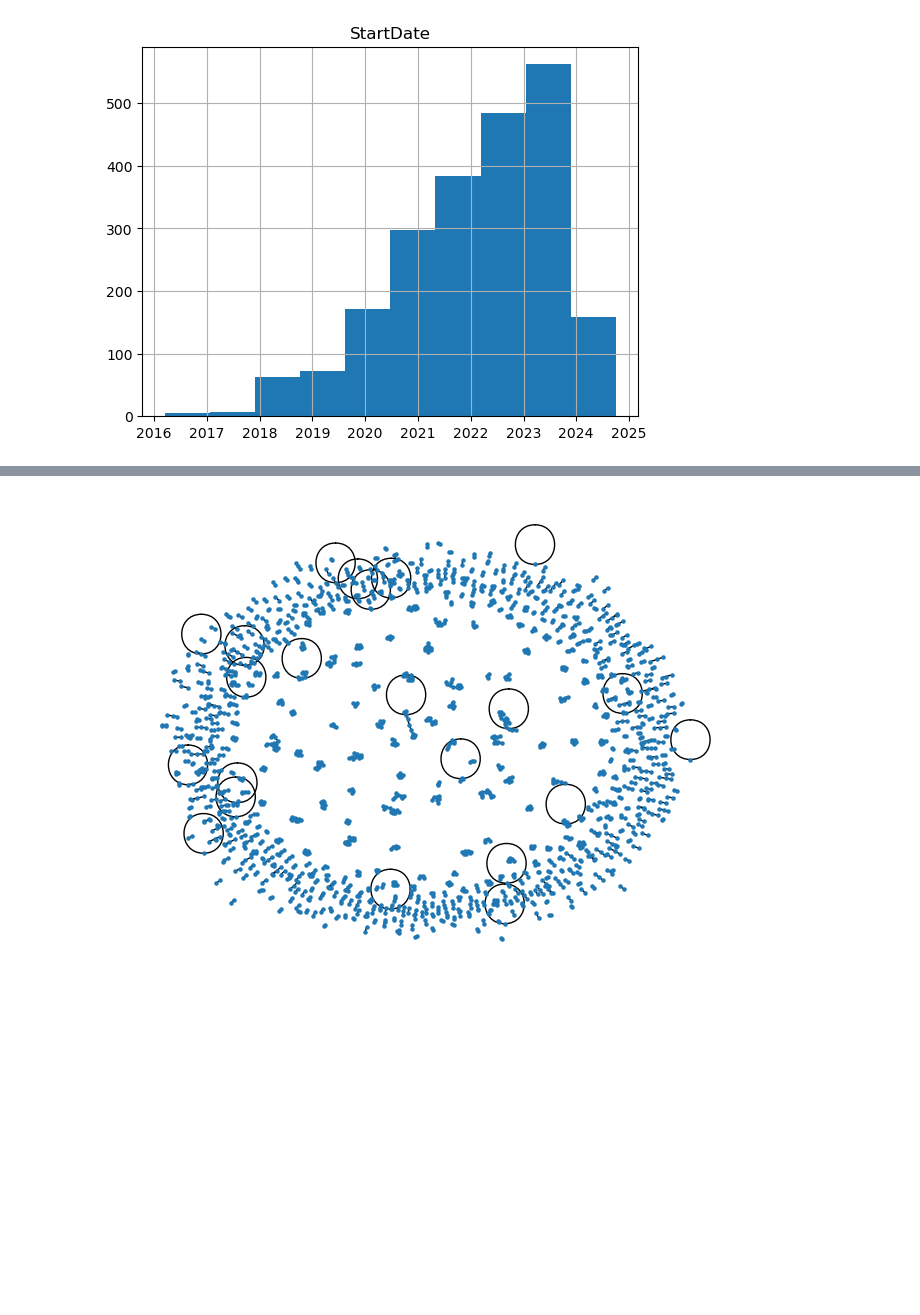
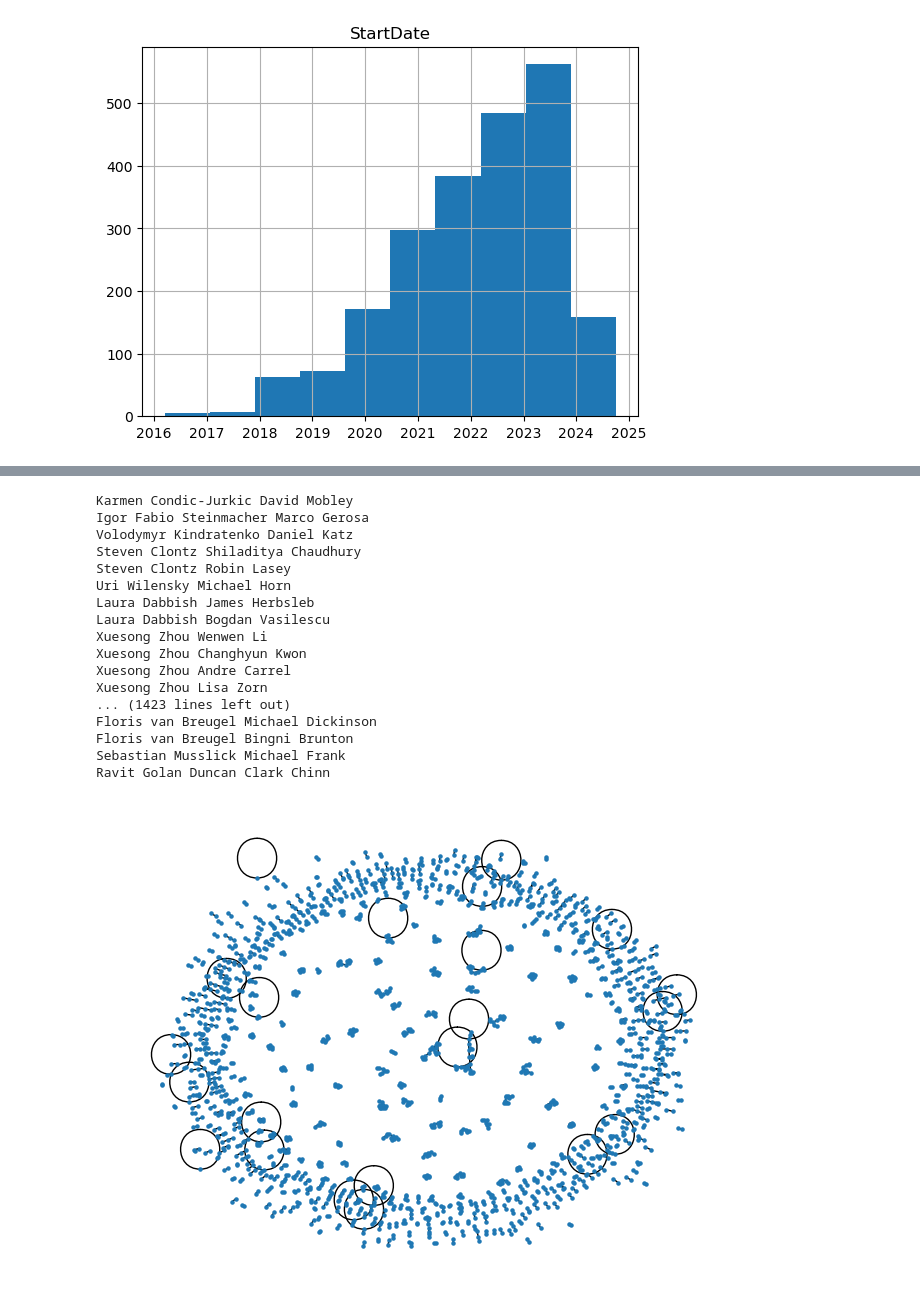
Before and after one commit to isliiu/oslineage, a Jupyter notebook: OSlineageReadData.ipynb, the cells around one changed output, grey strips where cells are left out. Cells and saved outputs as stored; diff of their text form; code cells hidden in the pictures; blank space fills up the shorter version.

Commit message:
Update OSlineageReadData.ipynb
tasks 9-10

```diff
--- a/OSlineageReadData.ipynb
+++ b/OSlineageReadData.ipynb
@@ -64,11 +64,13 @@ plt.show()
 [figure]
 # %%
 # Task 1: Convert 'AwardedAmountToDate' to integer and store in a new variable
-amount_list = []
+amounts = []
 awarded_amount = award_data['AwardedAmountToDate']
+
 for index, amount in awarded_amount.items():
-    amount_list.append(int(amount[1:-3].replace(',','')))
-award_data['AATD'] = amount_list
+    amounts.append(int(amount[1:-3].replace(',','')))
+
+award_data['AATD'] = amounts
 # %%
 # Task 2: Create a histogram of the integer variable of award amount
 award_data.hist(column='AATD')
@@ -98,14 +100,15 @@ copis = award_data['Co-PIName(s)'].str.split(pat=", ")
 # %%
 # Task 7: Use nested loop to create pairs of PI-coPI names.
 # Store in a new data frame
-pi_pairs = []
+pairs = []
+
 for index, pi in award_data['PrincipalInvestigator'].items():
     if isinstance(copis[index], list):
         for copi in copis[index]:
-            pi_pairs.append((pi, copi))
+            pairs.append((pi, copi))
 
-pairs = pd.DataFrame(pi_pairs)
-print(pairs)
+pairs_df = pd.DataFrame(pairs)
+print(pairs_df)
 # %% [output]
                            0                     1
 0       Karmen Condic-Jurkic          David Mobley
@@ -124,16 +127,33 @@ print(pairs)
 # %%
 # Task 8: Use the name pairs to create and display a network diagram
 import networkx as nx
 
 G = nx.Graph()
 
-for pair in pi_pairs:
+for pair in pairs:
     G.add_edge(pair[0], pair[1])
 
 nx.draw(G, node_size=5, font_size=5)
 plt.show()
 # %% [output]
+Karmen Condic-Jurkic David Mobley
+Igor Fabio Steinmacher Marco Gerosa
+Volodymyr Kindratenko Daniel Katz
+Steven Clontz Shiladitya Chaudhury
+Steven Clontz Robin Lasey
+Uri Wilensky Michael Horn
+Laura Dabbish James Herbsleb
+Laura Dabbish Bogdan Vasilescu
+Xuesong Zhou Wenwen Li
+Xuesong Zhou Changhyun Kwon
+Xuesong Zhou Andre Carrel
+Xuesong Zhou Lisa Zorn
+... (1423 lines left out)
+Floris van Breugel Michael Dickinson
+Floris van Breugel Bingni Brunton
+Sebastian Musslick Michael Frank
+Ravit Golan Duncan Clark Chinn
-[figure, old version]
+[figure, new version]
 # %%
 # Task 9: Copy the award data into a new DF, keeping only the
 # AwardNumber, Title, and Abstract. Use spaCy to create doc
```
Also changed, not shown: parts of 4 cells of this notebook.
